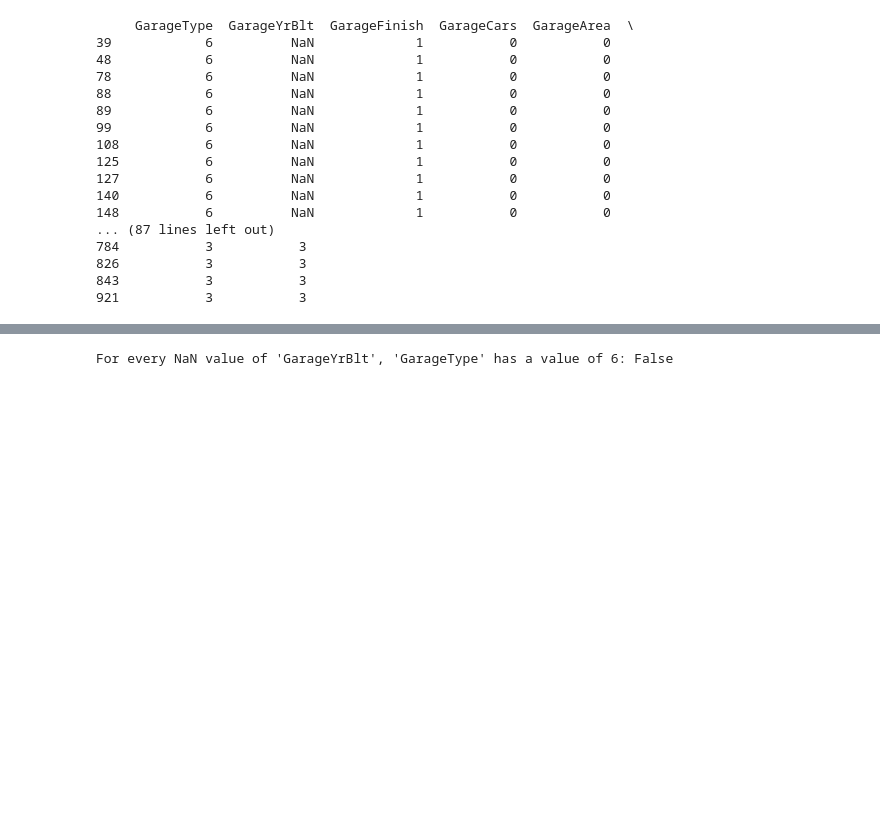
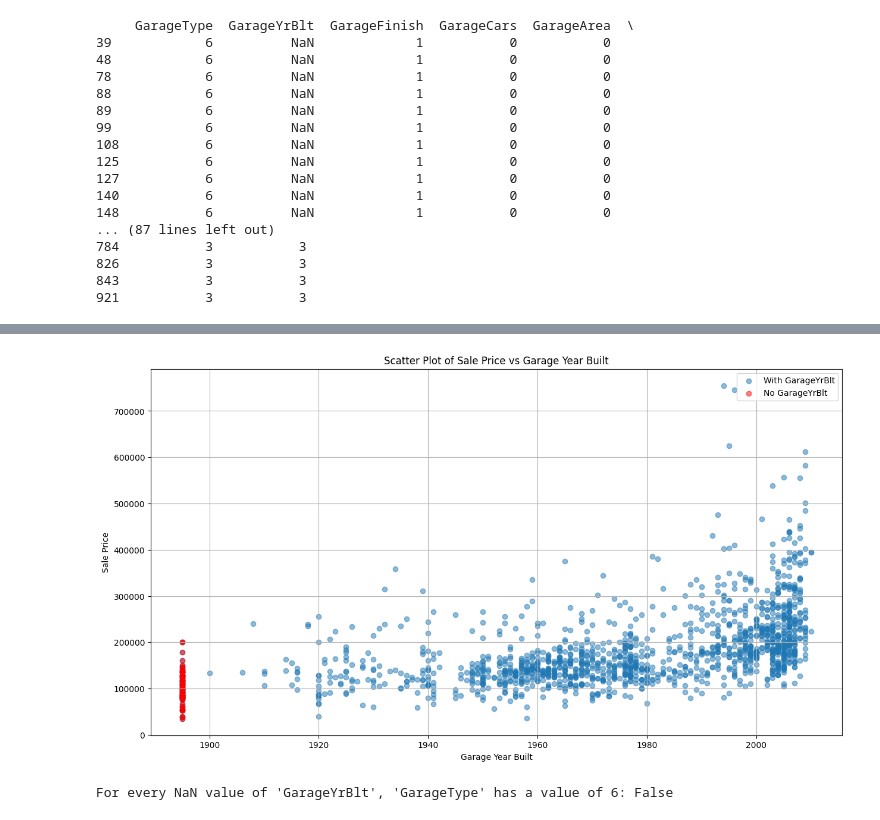
Before and after one commit to Faizanealiqazi/HousePricePrediction, a Jupyter notebook: House_Price_Prediction_ML.ipynb, the cells around one changed output, grey strips where cells are left out. Cells and saved outputs as stored; diff of their text form; code cells hidden in the pictures; blank space fills up the shorter version.

```diff
--- a/House_Price_Prediction_ML.ipynb
+++ b/House_Price_Prediction_ML.ipynb
@@ -347,3 +395,18 @@ print(train_data[train_data['GarageYrBlt'].isnull()][garage_columns].head(50))
+# %%
+train_data['GarageYrBlt_filled'] = train_data['GarageYrBlt'].fillna(train_data['GarageYrBlt'].min()-5)
+plt.figure(figsize=(15, 8))
+plt.scatter(train_data['GarageYrBlt_filled'], train_data['SalePrice'], alpha=0.5, label='With GarageYrBlt')
+houses_no_garageyrblt = train_data[train_data['GarageYrBlt'].isnull()]
+plt.scatter(houses_no_garageyrblt['GarageYrBlt_filled'], houses_no_garageyrblt['SalePrice'], alpha=0.5, color='red', label='No GarageYrBlt')
+
+plt.title('Scatter Plot of Sale Price vs Garage Year Built')
+plt.xlabel('Garage Year Built')
+plt.ylabel('Sale Price')
+plt.legend()
+plt.grid(True)
+plt.show()
+# %% [output]
+[figure, added]
 # %%
 # Select the first 50 rows where 'GarageYrBlt' is null and print the specified garage columns
 null_GarageYrBlt_data = train_data[train_data['GarageYrBlt'].isnull()][garage_columns].head(50)
```
Also changed, not shown: parts of 21 cells of this notebook.
